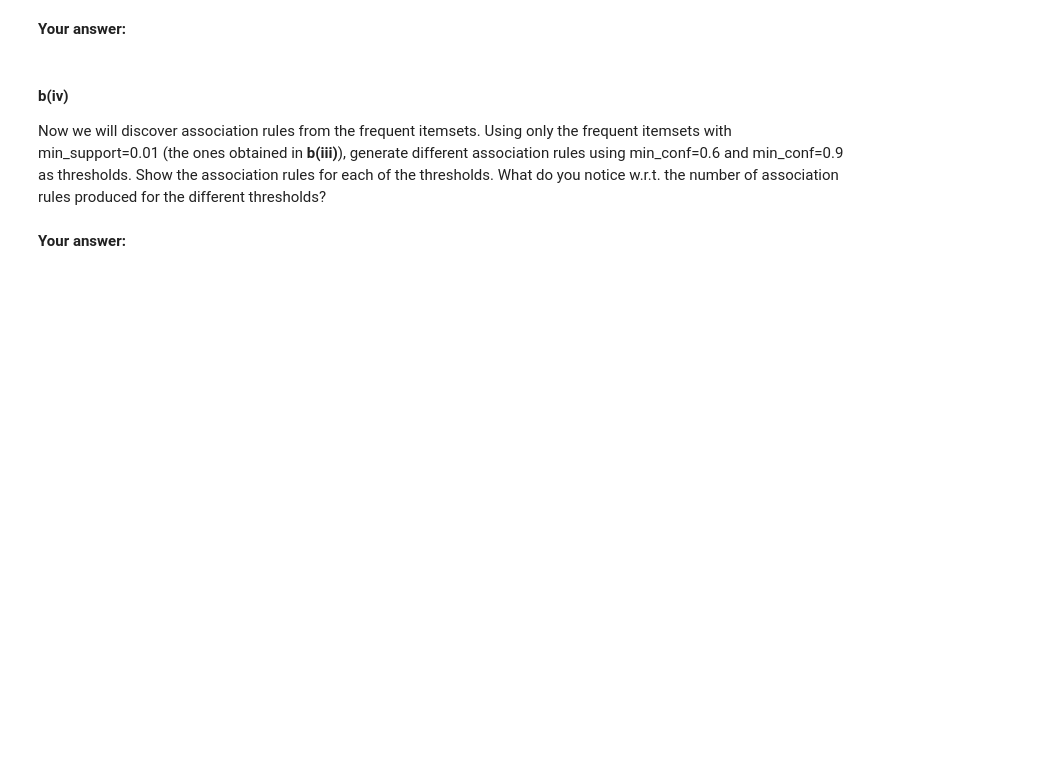
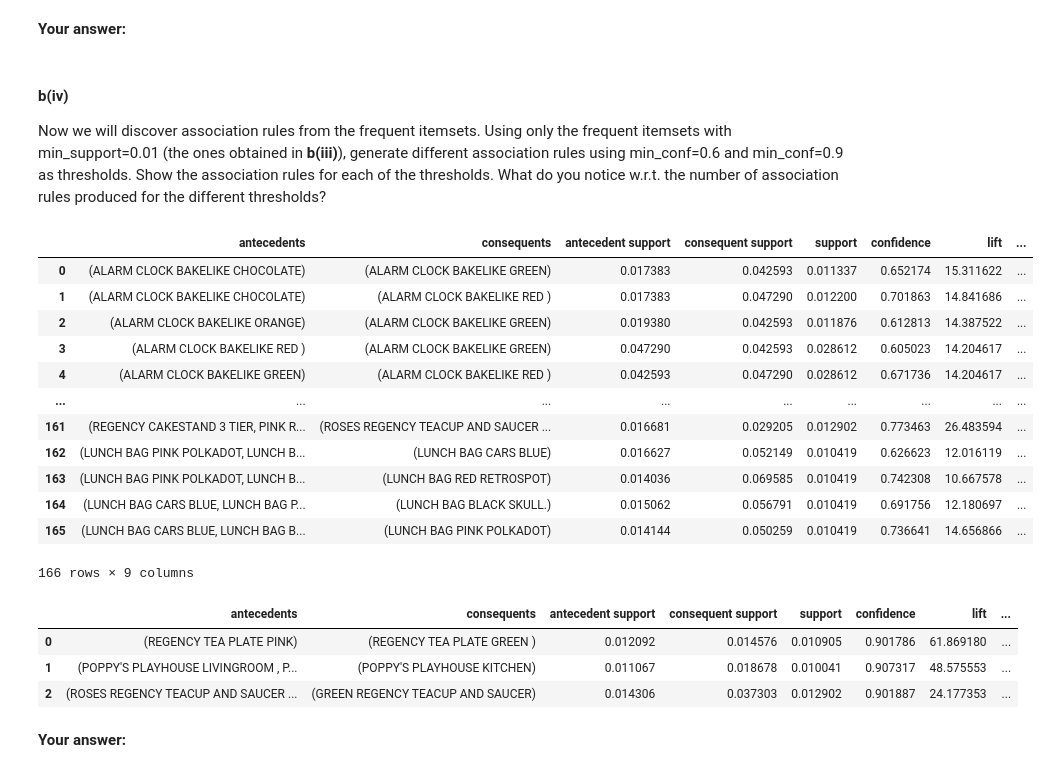
Before and after one commit to CodingTil/2022_23---Introduction-to-Data-Science---Exercises, a Jupyter notebook: assignment_2/assignment2.ipynb, the cells around one changed output. Saved outputs shown, nothing was run; the diff lists cells and outputs as text; code cells hidden in the pictures; blank space fills up the shorter version.

```diff
--- a/assignment_2/assignment2.ipynb
+++ b/assignment_2/assignment2.ipynb
@@ -439,3 +439,5 @@ Attribute Information:
 Load the data from `retail.csv` and save it under the variable `retail_df`. Display the first few lines of the dataframe.
 # %%
 # your code
+retail_df = pd.read_csv('./datasets/retail.csv')
+retail_df.head()
@@ -480,3 +573,5 @@ Each invoice number in the dataset identifies a unique transaction. There are po
 Create a new dataframe named `transaction_df` with two columns: "Invoice" and "Description". Here the "Invoice" value is the index of the dataframe (the unique number identifying each row) and "Description" is the column containing all items (without duplicates) purchased within the transaction with that invoice number. Display the first few rows of your dataframe. How many rows does the `transaction_df` have?
 # %%
 # your code
+transaction_df = pd.DataFrame(retail_df.groupby('Invoice')['Description'].apply(lambda x: x.unique()))
+transaction_df.head()
@@ -489,3 +592,8 @@ Next, we want to compute frequent itemsets and association rules based on the se
 *Hint: Note that your dataframe 'transactions' must contain as many rows as there are invoice numbers and as many columns as there are unique products.*
 # %%
 # your code
+items = transaction_df['Description'].tolist()
+te = TransactionEncoder()
+boolean_matrix = te.fit_transform(items)
+df = pd.DataFrame(boolean_matrix, columns=te.columns_)
+df.head()
@@ -494,3 +610,5 @@ Next, we want to compute frequent itemsets and association rules based on the se
 Use the apriori method on `transactions` to obtain all frequent itemsets using min_support=0.01. Display all frequent itemsets that have at least three items. What support count does an itemset have for our case if it satisfies min_support=0.01?
 # %%
 # your code
+frequent_itemsets = apriori(df, min_support=0.01, use_colnames=True)
+frequent_itemsets[frequent_itemsets['itemsets'].apply(lambda x: len(x) >= 3)]
@@ -501,6 +633,29 @@ Use the apriori method on `transactions` to obtain all frequent itemsets using m
 Now we will discover association rules from the frequent itemsets. Using only the frequent itemsets with min_support=0.01 (the ones obtained in **b(iii)**), generate different association rules using min_conf=0.6 and min_conf=0.9 as thresholds. Show the association rules for each of the thresholds. What do you notice w.r.t. the number of association rules produced for the different thresholds?
 # %%
 # your code
+rules_conf_06 = arule(frequent_itemsets, metric="confidence", min_threshold=0.6)
+rules_conf_09 = arule(frequent_itemsets, metric="confidence", min_threshold=0.9)
+
+display(rules_conf_06)
+display(rules_conf_09)
+# %% [output]
+|  | antecedents | consequents | antecedent support | consequent support | support | confidence | lift | ... |
+| 0 | (ALARM CLOCK BAKELIKE CHOCOLATE) | (ALARM CLOCK BAKELIKE GREEN) | 0.017383 | 0.042593 | 0.011337 | 0.652174 | 15.311622 | ... |
+| 1 | (ALARM CLOCK BAKELIKE CHOCOLATE) | (ALARM CLOCK BAKELIKE RED ) | 0.017383 | 0.047290 | 0.012200 | 0.701863 | 14.841686 | ... |
+| 2 | (ALARM CLOCK BAKELIKE ORANGE) | (ALARM CLOCK BAKELIKE GREEN) | 0.019380 | 0.042593 | 0.011876 | 0.612813 | 14.387522 | ... |
+| 3 | (ALARM CLOCK BAKELIKE RED ) | (ALARM CLOCK BAKELIKE GREEN) | 0.047290 | 0.042593 | 0.028612 | 0.605023 | 14.204617 | ... |
+| 4 | (ALARM CLOCK BAKELIKE GREEN) | (ALARM CLOCK BAKELIKE RED ) | 0.042593 | 0.047290 | 0.028612 | 0.671736 | 14.204617 | ... |
+| ... | ... | ... | ... | ... | ... | ... | ... | ... |
+| 161 | (REGENCY CAKESTAND 3 TIER, PINK R... | (ROSES REGENCY TEACUP AND SAUCER ... | 0.016681 | 0.029205 | 0.012902 | 0.773463 | 26.483594 | ... |
+| 162 | (LUNCH BAG PINK POLKADOT, LUNCH B... | (LUNCH BAG CARS BLUE) | 0.016627 | 0.052149 | 0.010419 | 0.626623 | 12.016119 | ... |
+| 163 | (LUNCH BAG PINK POLKADOT, LUNCH B... | (LUNCH BAG RED RETROSPOT) | 0.014036 | 0.069585 | 0.010419 | 0.742308 | 10.667578 | ... |
+| 164 | (LUNCH BAG CARS BLUE, LUNCH BAG P... | (LUNCH BAG BLACK SKULL.) | 0.015062 | 0.056791 | 0.010419 | 0.691756 | 12.180697 | ... |
+| 165 | (LUNCH BAG CARS BLUE, LUNCH BAG B... | (LUNCH BAG PINK POLKADOT) | 0.014144 | 0.050259 | 0.010419 | 0.736641 | 14.656866 | ... |
+166 rows × 9 columns
+|  | antecedents | consequents | antecedent support | consequent support | support | confidence | lift | ... |
+| 0 | (REGENCY TEA PLATE PINK) | (REGENCY TEA PLATE GREEN ) | 0.012092 | 0.014576 | 0.010905 | 0.901786 | 61.869180 | ... |
+| 1 | (POPPY'S PLAYHOUSE LIVINGROOM , P... | (POPPY'S PLAYHOUSE KITCHEN) | 0.011067 | 0.018678 | 0.010041 | 0.907317 | 48.575553 | ... |
+| 2 | (ROSES REGENCY TEACUP AND SAUCER ... | (GREEN REGENCY TEACUP AND SAUCER) | 0.014306 | 0.037303 | 0.012902 | 0.901887 | 24.177353 | ... |
 # %% [markdown]
 **Your answer:**
 # %% [markdown]
```
Also changed, not shown: parts of 10 cells of this notebook.
